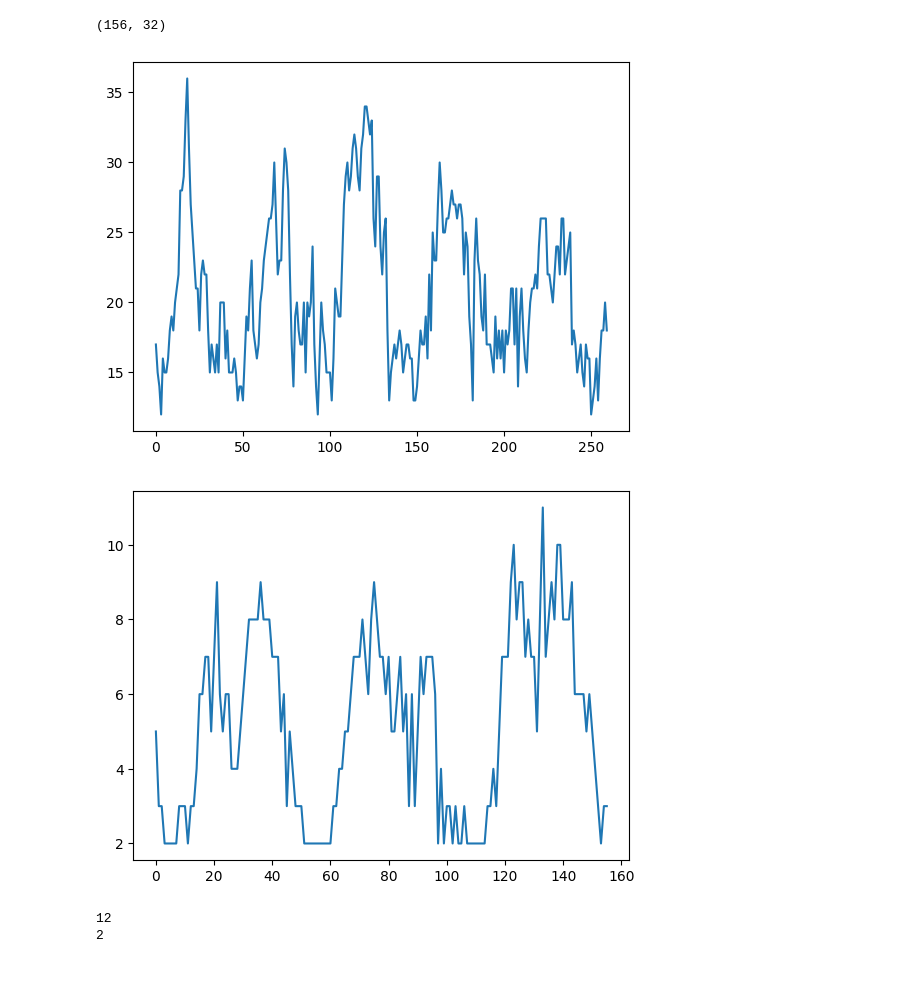
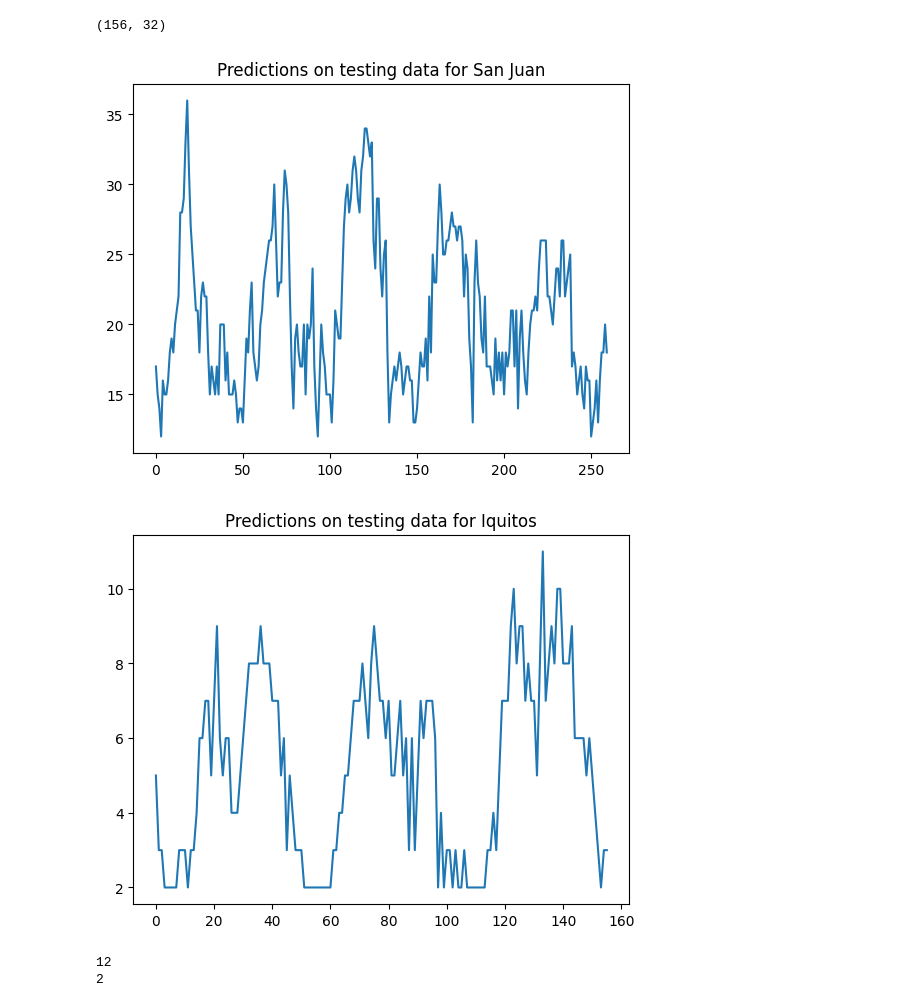
Before and after one commit to oscarschraenkler/DengAI, a Jupyter notebook: notebooks/Oscar's EDA.ipynb, the cells around one changed output. Drawn from its saved outputs; the diff is of its cells as text; code cells hidden in the pictures; blank space fills up the shorter version.

```diff
--- a/notebooks/Oscar's EDA.ipynb
+++ b/notebooks/Oscar's EDA.ipynb
@@ -498,15 +509,17 @@ iq_test.shape
 sj_pred = sj_rf_model.predict(sj_test).astype(int)
 iq_pred = iq_rf_model.predict(iq_test).astype(int)
 # %%
-plt.plot(sj_pred, label='pred')
+plt.plot(sj_pred)
+plt.title('Predictions on testing data for San Juan')
 plt.show;
 # %% [output]
-[figure, old version]
+[figure, new version]
 # %%
-plt.plot(iq_pred, label='pred')
+plt.plot(iq_pred)
+plt.title('Predictions on testing data for Iquitos')
 plt.show;
 # %% [output]
-[figure, old version]
+[figure, new version]
 # %%
 #Confirm no negative predictions
 print(np.min(sj_pred))
```
Also changed, not shown: parts of 7 cells of this notebook.
